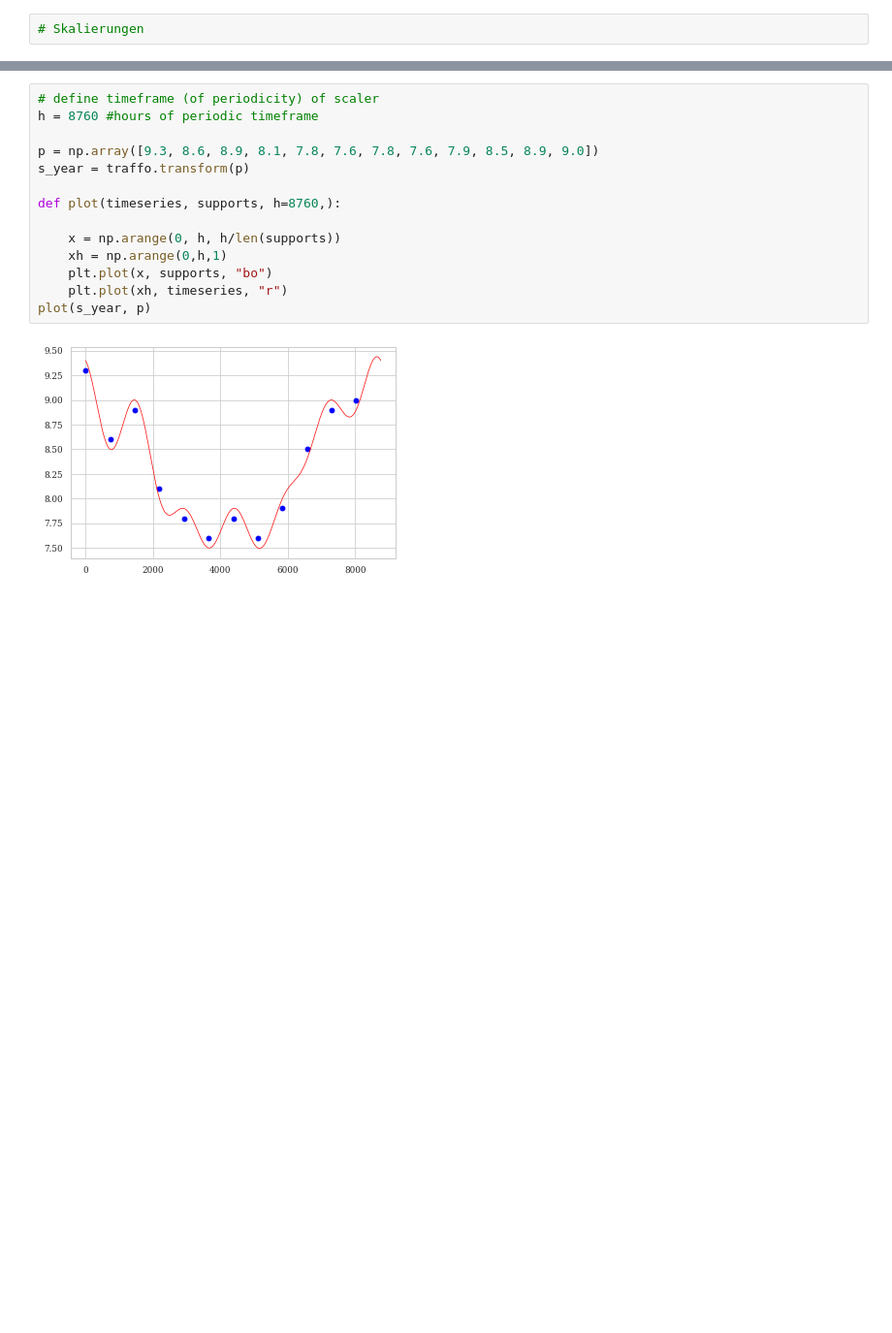
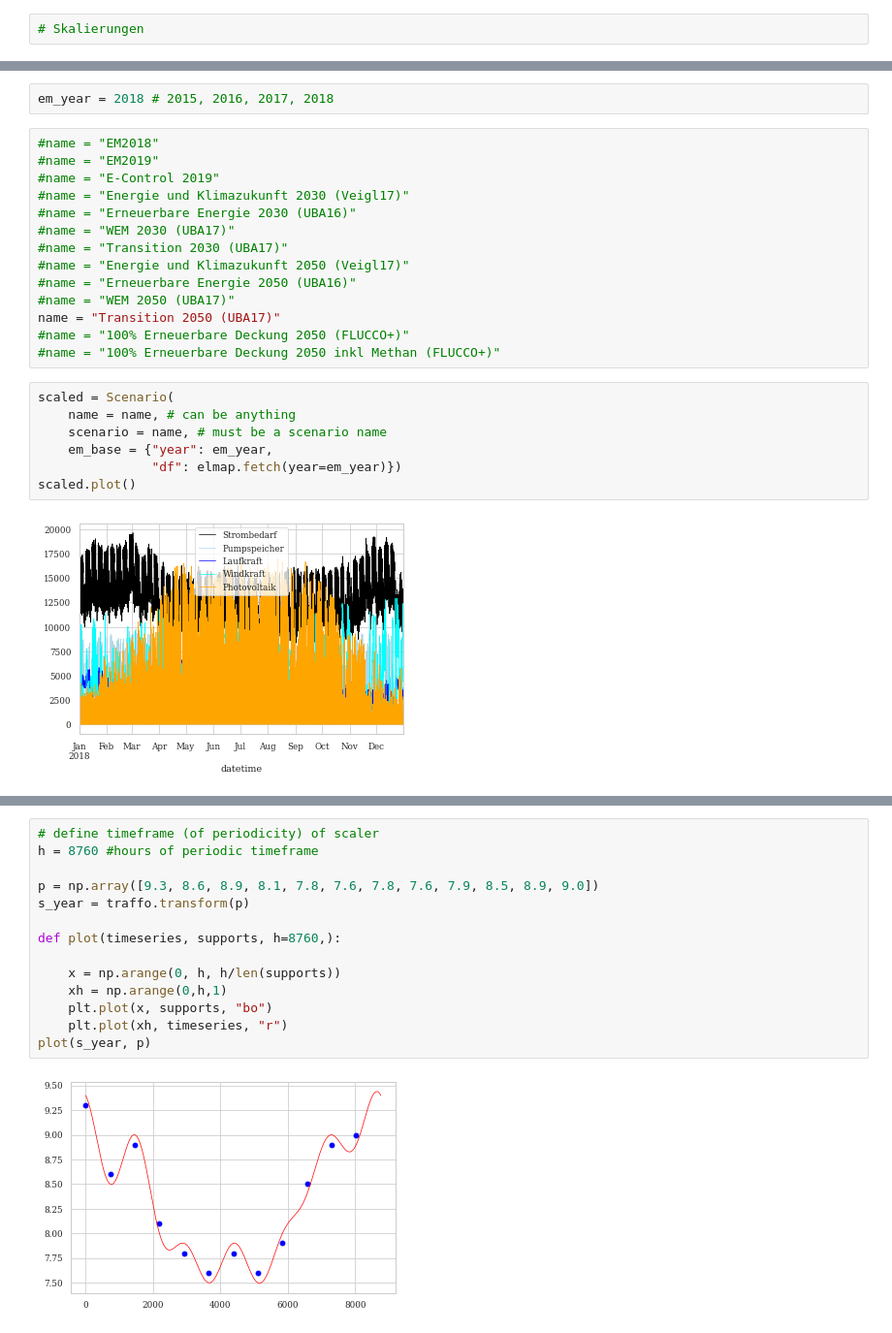
Before and after one commit to simonschaluppe/FLUCCOplus, a Jupyter notebook: notebooks/4.3.0_Transformation.ipynb, the cells around one changed output, grey strips where cells are left out. Shown at 97% size. Drawn from its saved outputs; the diff is of its cells as text; blank space fills up the shorter version.

```diff
--- a/notebooks/4.3.0_Transformation.ipynb
+++ b/notebooks/4.3.0_Transformation.ipynb
@@ -27,0 +53,25 @@ FLUCCOplus.notebooks loaded!
+# %%
+em_year = 2018 # 2015, 2016, 2017, 2018
+# %%
+#name = "EM2018"
+#name = "EM2019"
+#name = "E-Control 2019"
+#name = "Energie und Klimazukunft 2030 (Veigl17)"
+#name = "Erneuerbare Energie 2030 (UBA16)"
+#name = "WEM 2030 (UBA17)"
+#name = "Transition 2030 (UBA17)"
+#name = "Energie und Klimazukunft 2050 (Veigl17)"
+#name = "Erneuerbare Energie 2050 (UBA16)"
+#name = "WEM 2050 (UBA17)"
+name = "Transition 2050 (UBA17)"
+#name = "100% Erneuerbare Deckung 2050 (FLUCCO+)"
+#name = "100% Erneuerbare Deckung 2050 inkl Methan (FLUCCO+)"
+# %%
+scaled = Scenario(
+    name = name, # can be anything
+    scenario = name, # must be a scenario name
+    em_base = {"year": em_year,
+               "df": elmap.fetch(year=em_year)})
+scaled.plot()
+# %% [output]
+[figure, added]
```
Also changed, not shown: parts of 47 cells of this notebook, 5 other files.
